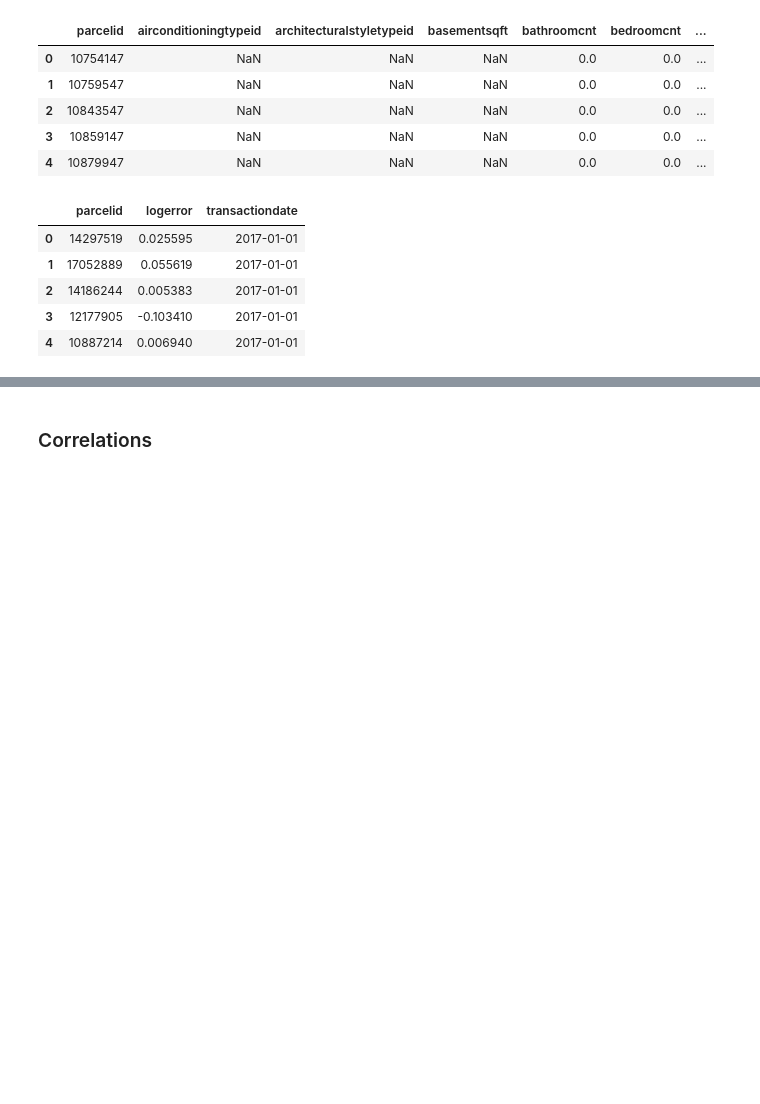
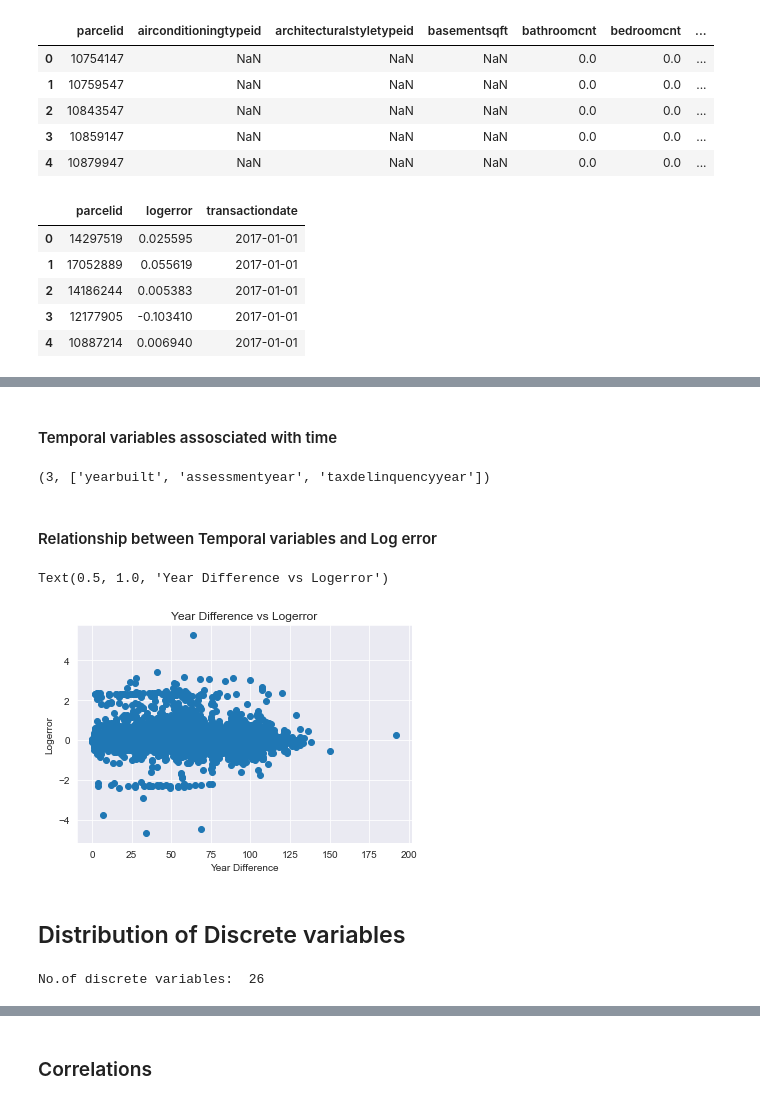
Before and after one commit to RuieX/Data-and-Web-Mining-project, a Jupyter notebook: project/src/notebooks/feature_engineering.ipynb, the cells around one changed output, grey strips where cells are left out. Saved outputs shown, nothing was run; the diff lists cells and outputs as text; code cells hidden in the pictures; blank space fills up the shorter version.

```diff
--- a/project/src/notebooks/feature_engineering.ipynb
+++ b/project/src/notebooks/feature_engineering.ipynb
@@ -108,0 +391,3 @@ final_df.shape
+# %%
+cat_vars = [var for var in merged_df.columns if merged_df[var].dtypes == 'O'] # Object Variables
+print("Total no.of categorical variables in the dataset: ", len(cat_vars))
@@ -108,0 +405,3 @@ final_df.shape
+# %%
+for var in cat_vars:
+    print(var,'-->', len(merged_df[var].unique()), "Categories")
@@ -108,0 +415,16 @@ final_df.shape
+# %%
+### Analyzing Rarely occuring Labels
+
+def analyze_rare_labels(df, var, rare_percentage):
+    new_df = df.copy()
+
+    # determine the % of observations per category
+    tmp = new_df.groupby(var)['logerror'].count() / len(new_df)
+
+    # return categories that are rare
+    return tmp[tmp < rare_percentage]
+# %%
+# print categories that are present in less than 1% of the observations    #??????????
+for var in cat_vars:
+    print(analyze_rare_labels(merged_df, var, 0.01))
+    print()
@@ -108,0 +449,30 @@ final_df.shape
+# %% [markdown]
+#### Temporal variables assosciated with time
+# %%
+year_var = [var for var in num_vars if 'Yr' in var or 'year' in var ]
+len(year_var), year_var
+# %% [output]
+(3, ['yearbuilt', 'assessmentyear', 'taxdelinquencyyear'])
+# %% [markdown]
+#### Relationship between Temporal variables and Log error
+# %%
+new_df = merged_df.copy()
+
+# Difference between year variable and year the house was sold
+new_df[var] = new_df['assessmentyear'] - new_df['yearbuilt']
+
+plt.scatter(new_df[var],new_df['logerror'])
+plt.xlabel('Year Difference')
+plt.ylabel('Logerror')
+plt.title('Year Difference vs Logerror')
+# %% [output]
+Text(0.5, 1.0, 'Year Difference vs Logerror')
+[figure, added]
+# %% [markdown]
+## Distribution of Discrete variables
+# %%
+discrete_vars = [var for var in num_vars if len(merged_df[var].unique()) < 20]
+
+print('No.of discrete variables: ', len(discrete_vars))
+# %% [output]
+No.of discrete variables:  26
```
Also changed, not shown: parts of 82 cells of this notebook, 1 other file.
